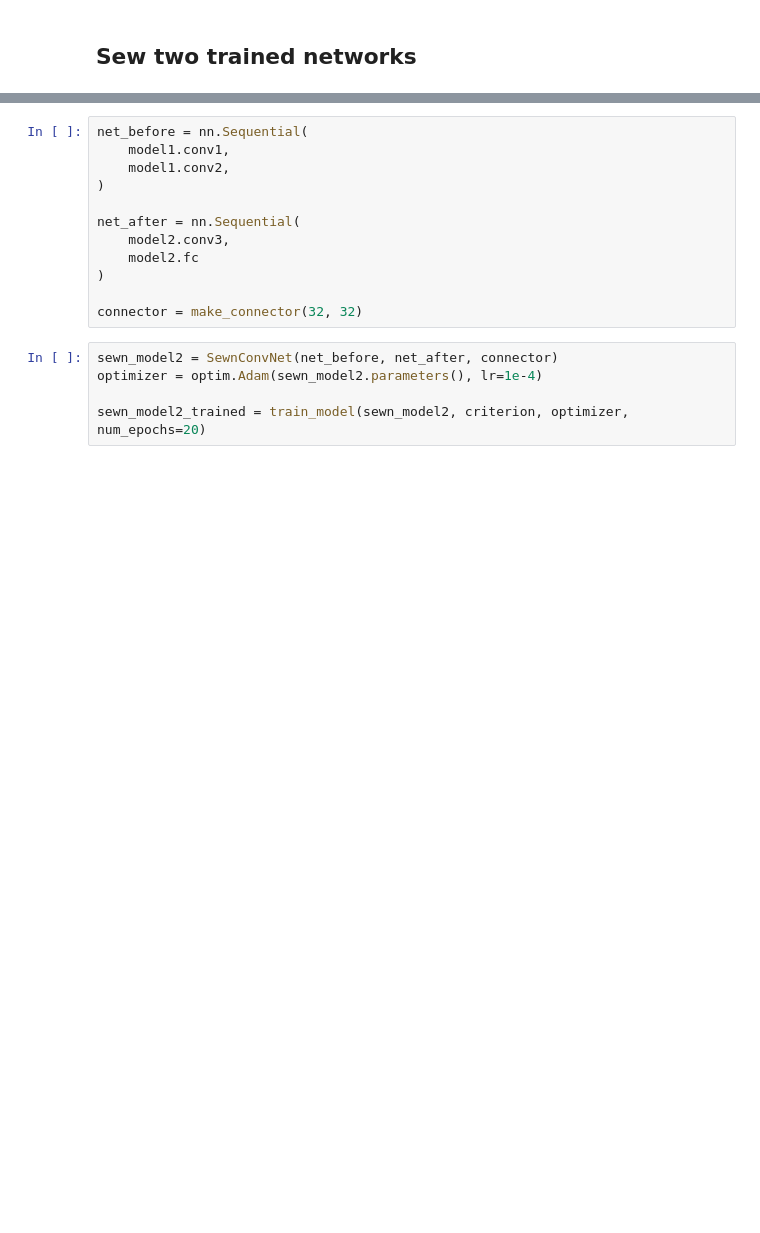
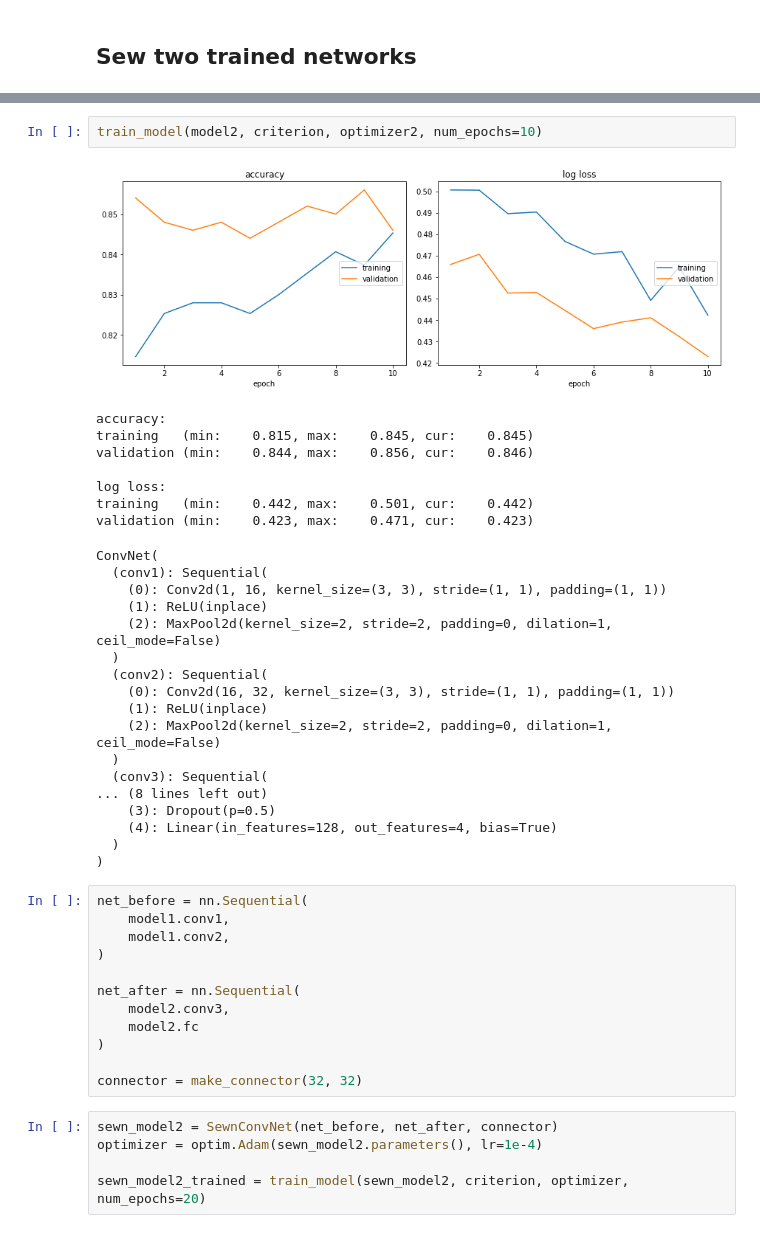
Before and after one commit to stared/frankenstein-networks, a Jupyter notebook: 01 - Simple networks with Quick draw dataset.ipynb, the cells around one changed output, grey strips where cells are left out. Saved outputs shown, nothing was run; the diff lists cells and outputs as text; blank space fills up the shorter version.

```diff
--- a/01 - Simple networks with Quick draw dataset.ipynb
+++ b/01 - Simple networks with Quick draw dataset.ipynb
@@ -396,3 +466,31 @@ validation (min:    0.470, max:    1.372, cur:    0.470)
+# %%
+train_model(model2, criterion, optimizer2, num_epochs=10)
+# %% [output]
+[figure, added]
+accuracy:
+training   (min:    0.815, max:    0.845, cur:    0.845)
+validation (min:    0.844, max:    0.856, cur:    0.846)
+
+log loss:
+training   (min:    0.442, max:    0.501, cur:    0.442)
+validation (min:    0.423, max:    0.471, cur:    0.423)
+ConvNet(
+  (conv1): Sequential(
+    (0): Conv2d(1, 16, kernel_size=(3, 3), stride=(1, 1), padding=(1, 1))
+    (1): ReLU(inplace)
+    (2): MaxPool2d(kernel_size=2, stride=2, padding=0, dilation=1, ceil_mode=False)
+  )
+  (conv2): Sequential(
+    (0): Conv2d(16, 32, kernel_size=(3, 3), stride=(1, 1), padding=(1, 1))
+    (1): ReLU(inplace)
+    (2): MaxPool2d(kernel_size=2, stride=2, padding=0, dilation=1, ceil_mode=False)
+  )
+  (conv3): Sequential(
+... (8 lines left out)
+    (3): Dropout(p=0.5)
+    (4): Linear(in_features=128, out_features=4, bias=True)
+  )
+)
 # %%
 net_before = nn.Sequential(
     model1.conv1,
```
Also changed, not shown: parts of 18 cells of this notebook, 3 other files.
